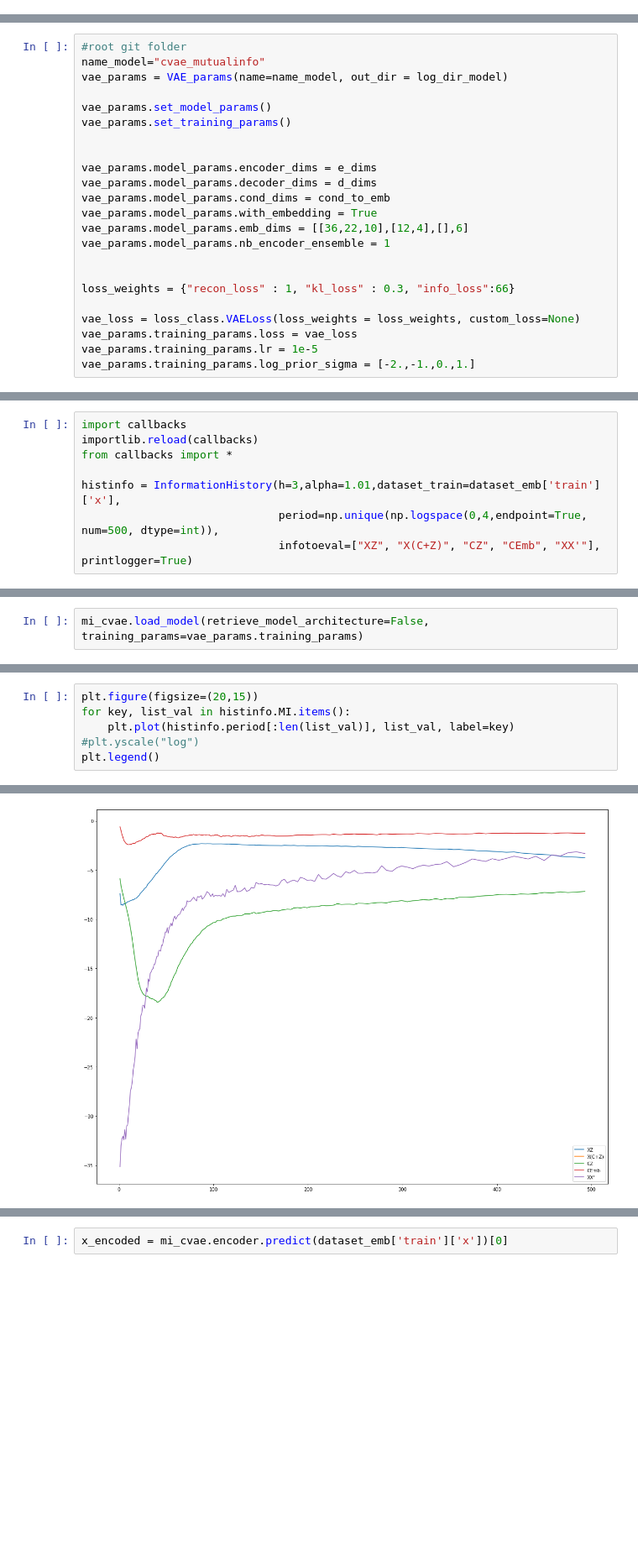
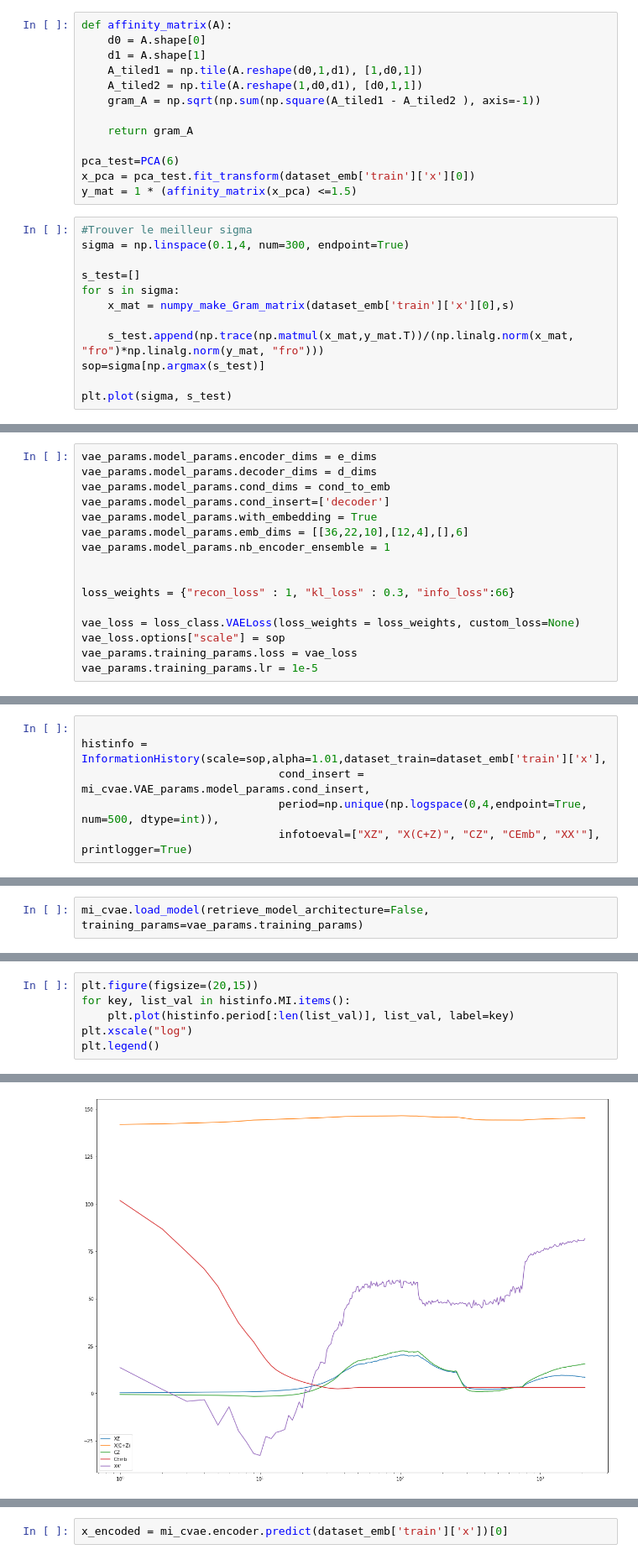
Before and after one commit to GoubetClem/VAE, a Jupyter notebook: Usecase_CVAE.ipynb, the cells around one changed output, grey strips where cells are left out. Shown at 84% size. Cells and saved outputs as stored; diff of their text form; blank space fills up the shorter version.

Commit message:
Fix choice to use context in encoder and/or decoder

```diff
--- a/Usecase_CVAE.ipynb
+++ b/Usecase_CVAE.ipynb
@@ -536,0 +602,25 @@ display_metrics(model_eval, 7, factorDesc)
+# %%
+def affinity_matrix(A):
+    d0 = A.shape[0]
+    d1 = A.shape[1]
+    A_tiled1 = np.tile(A.reshape(d0,1,d1), [1,d0,1])
+    A_tiled2 = np.tile(A.reshape(1,d0,d1), [d0,1,1])
+    gram_A = np.sqrt(np.sum(np.square(A_tiled1 - A_tiled2 ), axis=-1))
+
+    return gram_A
+
+pca_test=PCA(6)
+x_pca = pca_test.fit_transform(dataset_emb['train']['x'][0])
+y_mat = 1 * (affinity_matrix(x_pca) <=1.5)
+# %%
+#Trouver le meilleur sigma
+sigma = np.linspace(0.1,4, num=300, endpoint=True)
+
+s_test=[]
+for s in sigma:
+    x_mat = numpy_make_Gram_matrix(dataset_emb['train']['x'][0],s)
+
+    s_test.append(np.trace(np.matmul(x_mat,y_mat.T))/(np.linalg.norm(x_mat, "fro")*np.linalg.norm(y_mat, "fro")))
+sop=sigma[np.argmax(s_test)]
+
+plt.plot(sigma, s_test)
@@ -537,15 +660,8 @@ display_metrics(model_eval, 7, factorDesc)
 # %%
-#root git folder
-name_model="cvae_mutualinfo"
-vae_params = VAE_params(name=name_model, out_dir = log_dir_model)
-
-vae_params.set_model_params()
-vae_params.set_training_params()
-
-
 vae_params.model_params.encoder_dims = e_dims
 vae_params.model_params.decoder_dims = d_dims
 vae_params.model_params.cond_dims = cond_to_emb
+vae_params.model_params.cond_insert=['decoder']
 vae_params.model_params.with_embedding = True
 vae_params.model_params.emb_dims = [[36,22,10],[12,4],[],6]
 vae_params.model_params.nb_encoder_ensemble = 1
@@ -554,6 +670,6 @@ vae_params.model_params.nb_encoder_ensemble = 1
 loss_weights = {"recon_loss" : 1, "kl_loss" : 0.3, "info_loss":66}
 
 vae_loss = loss_class.VAELoss(loss_weights = loss_weights, custom_loss=None)
+vae_loss.options["scale"] = sop
 vae_params.training_params.loss = vae_loss
 vae_params.training_params.lr = 1e-5
-vae_params.training_params.log_prior_sigma = [-2.,-1.,0.,1.]
@@ -612,10 +707,8 @@ earl_stop = EarlyStopping(
     baseline=None, restore_best_weights=True
 )
 # %%
-import callbacks
-importlib.reload(callbacks)
-from callbacks import *
 
-histinfo = InformationHistory(h=3,alpha=1.01,dataset_train=dataset_emb['train']['x'],
+histinfo = InformationHistory(scale=sop,alpha=1.01,dataset_train=dataset_emb['train']['x'],
+                              cond_insert = mi_cvae.VAE_params.model_params.cond_insert,
                               period=np.unique(np.logspace(0,4,endpoint=True, num=500, dtype=int)),
                               infotoeval=["XZ", "X(C+Z)", "CZ", "CEmb", "XX'"], printlogger=True)
@@ -683,9 +907,9 @@ WARNING:tensorflow:Found duplicated `Variable`s in Model's `weights`. This is us
 # %%
 plt.figure(figsize=(20,15))
 for key, list_val in histinfo.MI.items():
     plt.plot(histinfo.period[:len(list_val)], list_val, label=key)
-#plt.yscale("log")
+plt.xscale("log")
 plt.legend()
 # %% [output]
 <matplotlib.legend.Legend at 0x...>
-[figure, old version]
+[figure, new version]
```
Also changed, not shown: parts of 49 cells of this notebook, 6 other files.
